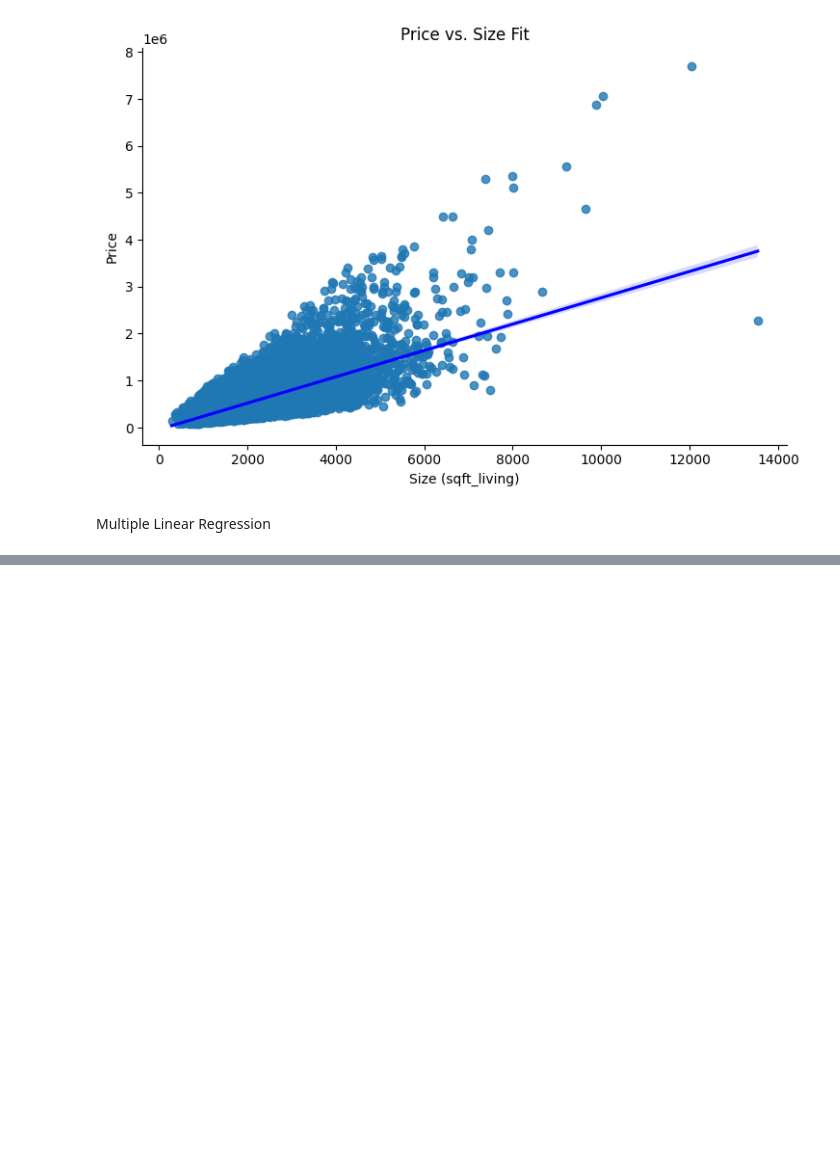
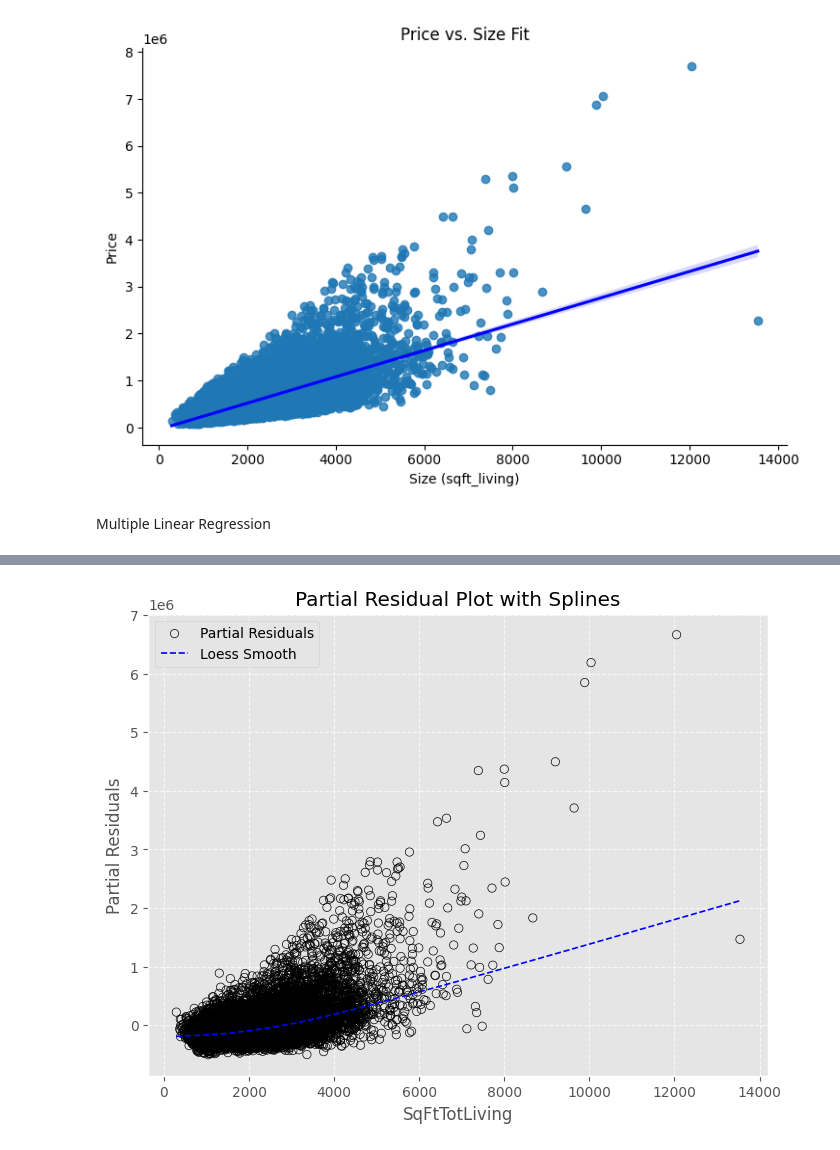
Before and after one commit to prageethmadhu/advanced-regression-kc, a Jupyter notebook: python_sccript.ipynb, the cells around one changed output, grey strips where cells are left out. Cells and saved outputs as stored; diff of their text form; code cells hidden in the pictures; blank space fills up the shorter version.

```diff
--- a/python_sccript.ipynb
+++ b/python_sccript.ipynb
@@ -155,0 +357,42 @@ Coefficients:
+# %%
+import pandas as pd
+import numpy as np
+import matplotlib.pyplot as plt
+import seaborn as sns
+import statsmodels.formula.api as smf
+
+# Assuming 'house_df' is your dataset (replace with actual data loading if needed)
+# Example: house_df = pd.read_csv('your_data.csv')
+# For demonstration, I'll assume a DataFrame 'house_df' with the required columns
+
+# Fit Spline Regression Model (Cubic B-Spline with df=6)
+formula_spline = 'price ~ bs(sqft_living, df=6, degree=3) + sqft_lot + bathrooms + bedrooms + grade'
+model_spline = smf.ols(formula=formula_spline, data=house_df).fit()
+
+# Calculate partial residuals for 'sqft_living'
+# Since bs() creates multiple terms, we sum the contributions of all spline terms
+terms_spline = model_spline.predict(house_df)  # Predicted values
+residuals_spline = model_spline.resid  # Ordinary residuals
+
+# Extract spline terms for 'sqft_living' (bs() generates multiple columns)
+spline_params = [param for param in model_spline.params.index if 'bs(sqft_living' in param]
+partial_residuals_spline = residuals_spline.copy()
+for param in spline_params:
+    # Get the index of the spline term in the design matrix
+    term_index = list(model_spline.model.exog_names).index(param)
+    partial_residuals_spline += model_spline.params[param] * model_spline.model.exog[:, term_index]
+
+# Create the partial residual plot for spline model
+plt.figure(figsize=(8, 6))
+plt.scatter(house_df['sqft_living'], partial_residuals_spline, color='black', marker='o', facecolors='none', label='Partial Residuals')
+sns.regplot(x=house_df['sqft_living'], y=partial_residuals_spline, lowess=True, scatter=False, color='blue',
+            line_kws={'linestyle': '--', 'linewidth': 1.2}, label='Loess Smooth')
+plt.xlabel('SqFtTotLiving')
+plt.ylabel('Partial Residuals')
+plt.title('Partial Residual Plot with Splines')
+plt.legend()
+plt.grid(True, linestyle='--', alpha=0.7)
+plt.style.use('ggplot')  # Cleaner look similar to theme_minimal()
+plt.show()
+# %% [output]
+[figure, added]
```
Also changed, not shown: parts of 16 cells of this notebook, 8 other files.
